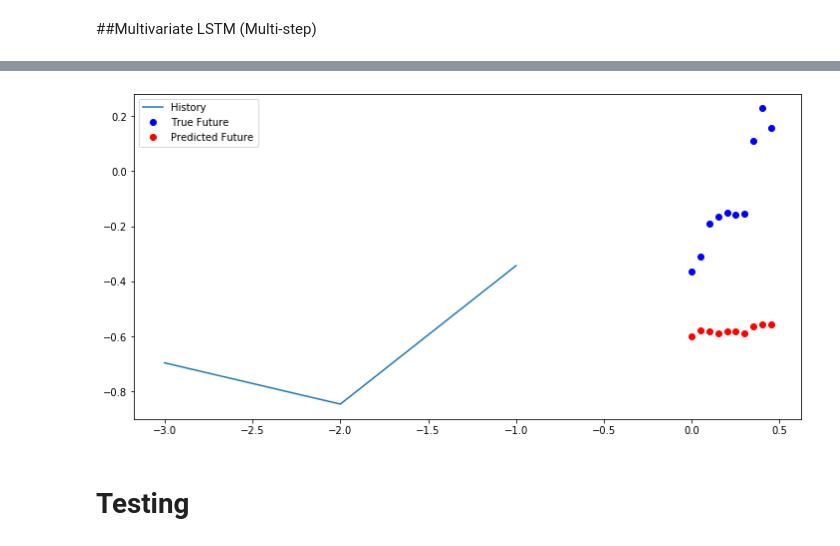
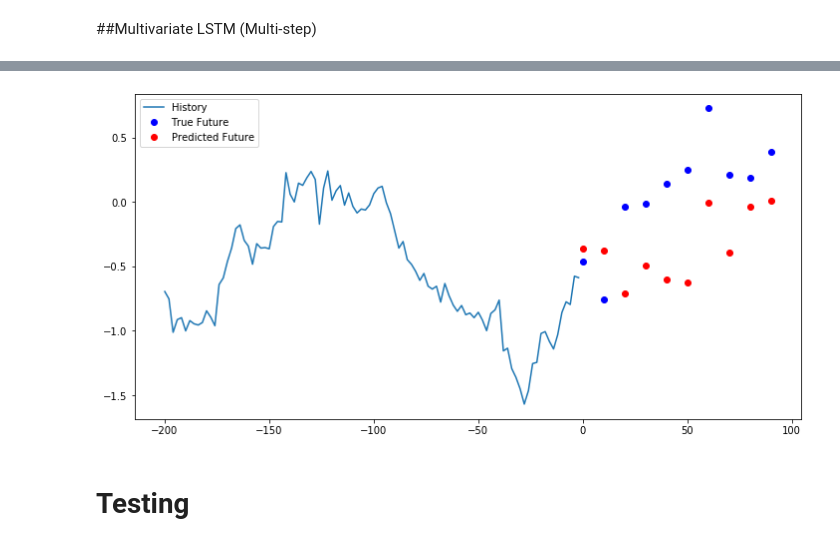
Before and after one commit to robLaing2/Forex_ANN_Forecasting, a Jupyter notebook: ForexAnnEnvironment.ipynb, the cells around one changed output, grey strips where cells are left out. Saved outputs shown, nothing was run; the diff lists cells and outputs as text; code cells hidden in the pictures.

Commit message:
Updated display graphs for more accurate testing and refactored for easier stepping

```diff
--- a/ForexAnnEnvironment.ipynb
+++ b/ForexAnnEnvironment.ipynb
@@ -522,3 +521,0 @@ Model loss: 0.04129518703648857
-# %%
-for x, y in dataVal.take(1):
-  print(modelS.predict(x).shape)
@@ -531,7 +526,7 @@ EPOCHS = 2
 EVALUATION_INTERVAL = 10
 
 
-features = ['ForexRate']
+features = ['ForexRate', 'CPIRatio', 'OvrLIBOR']
 
 dataSet = mainDf[features]
 dataSet.index = mainDf['Date']
@@ -614,13 +609,13 @@ import matplotlib as mpl
 import matplotlib.pyplot as plt
 
 
-def create_time_steps(length):
-  return list(range(-length, 0))
+def create_time_steps(length,steps):
+  return list(np.arange(-length, 0,step=steps))
 
 def show_plot(plot_data, delta, title):
   labels = ['History', 'True Future', 'Model Prediction']
   marker = ['.-', 'rx', 'go']
-  time_steps = create_time_steps(plot_data[0].shape[0])
+  time_steps = create_time_steps(plot_data[0].shape[0],1)
   if delta:
     future = delta
   else:
@@ -651,12 +646,12 @@ for x, y in valData.take(3):
 # %% [markdown]
 ##Multivariate LSTM (Multi-step)
 # %%
-future_target = 10
-future_step = 1
-lags = 50
-step = 1
-EPOCHS = 10
-EVALUATION_INTERVAL = 200
+future_target = 100
+future_step = 10
+lags = 200
+step = 2
+EPOCHS = 2
+EVALUATION_INTERVAL = 100
 
 def multivariate_data(dataset, target, start_index, end_index, history_size,
                       target_size, step, single_step=False):
@@ -671,10 +666,13 @@ def multivariate_data(dataset, target, start_index, end_index, history_size,
     indices = range(i-history_size, i, step)
     data.append(dataset[indices])
 
+
     if single_step:
-      labels.append(target[i+target_size])
+        labels.append(target[i+target_size])
     else:
-      labels.append(target[i:i+target_size])
+        indiciesL = range(i,i+target_size,future_step)
+
+        labels.append(target[indiciesL])
 
   return np.array(data), np.array(labels)
 
@@ -692,7 +690,7 @@ def lstm_ann_multi_model():
     lstm_model = keras.Sequential([
         layers.LSTM(units=32,return_sequences=True,input_shape = (xTrainM.shape[1], xTrainM.shape[2])),
         layers.LSTM(16, activation='relu'),
-        layers.Dense(future_target)
+        layers.Dense(future_target/future_step)
     ])
 
     lstm_model.compile(optimizer=tf.keras.optimizers.RMSprop(clipvalue=1.0), loss='mae')
@@ -723,23 +709,23 @@ Epoch 10/10
 # %%
 def multi_step_plot(history, true_future, prediction):
   plt.figure(figsize=(12, 6))
-  num_in = create_time_steps(len(history))
-  num_out = len(true_future)
+  num_in = create_time_steps(lags,step)
+  num_out = len(true_future) * future_step
 
   plt.plot(num_in, np.array(history[:, 0]), label='History')
-  plt.plot(np.arange(num_out)/step, np.array(true_future), 'bo',
+  plt.plot(np.arange(num_out, step=future_step), np.array(true_future), 'bo',
            label='True Future')
   if prediction.any():
-    plt.plot(np.arange(num_out)/step, np.array(prediction), 'ro',
+    plt.plot(np.arange(num_out,step=future_step), np.array(prediction), 'ro',
              label='Predicted Future')
   plt.legend(loc='upper left')
   plt.show()
 
 
 for x, y in valDataM.take(1):
   multi_step_plot(x[0], y[0], model_multi.predict(x)[0])
 # %% [output]
-[figure, old version]
+[figure, new version]
 # %% [markdown]
 # Testing
 # %%
```
Also changed, not shown: parts of 7 cells of this notebook.
